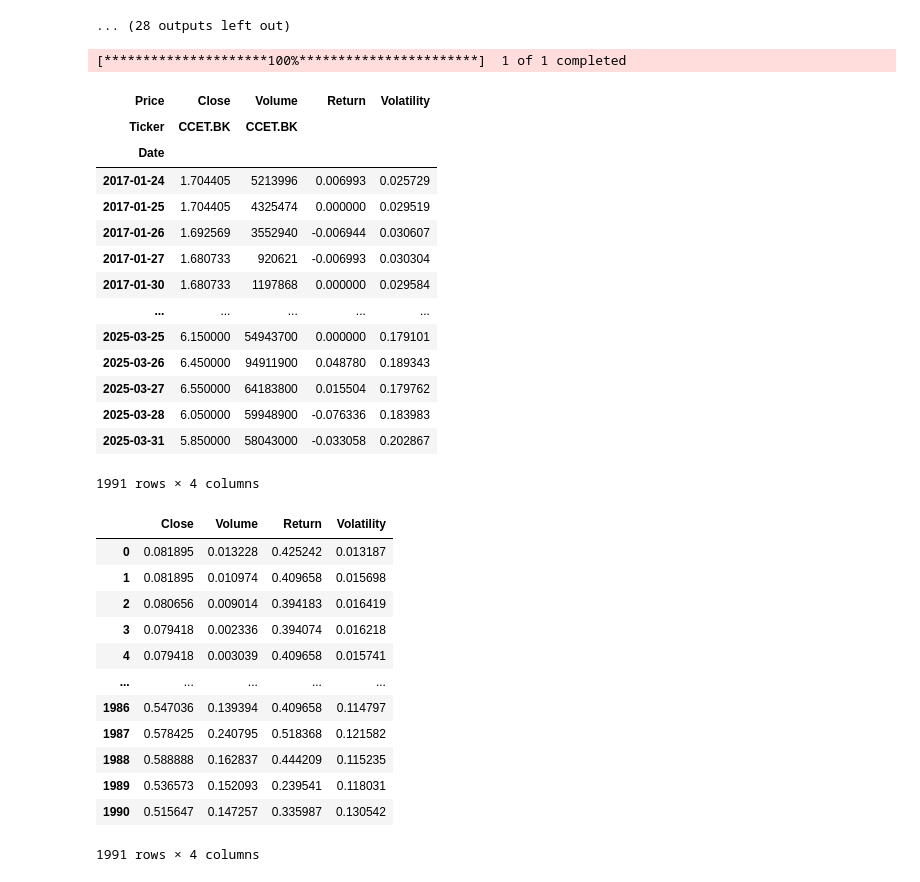
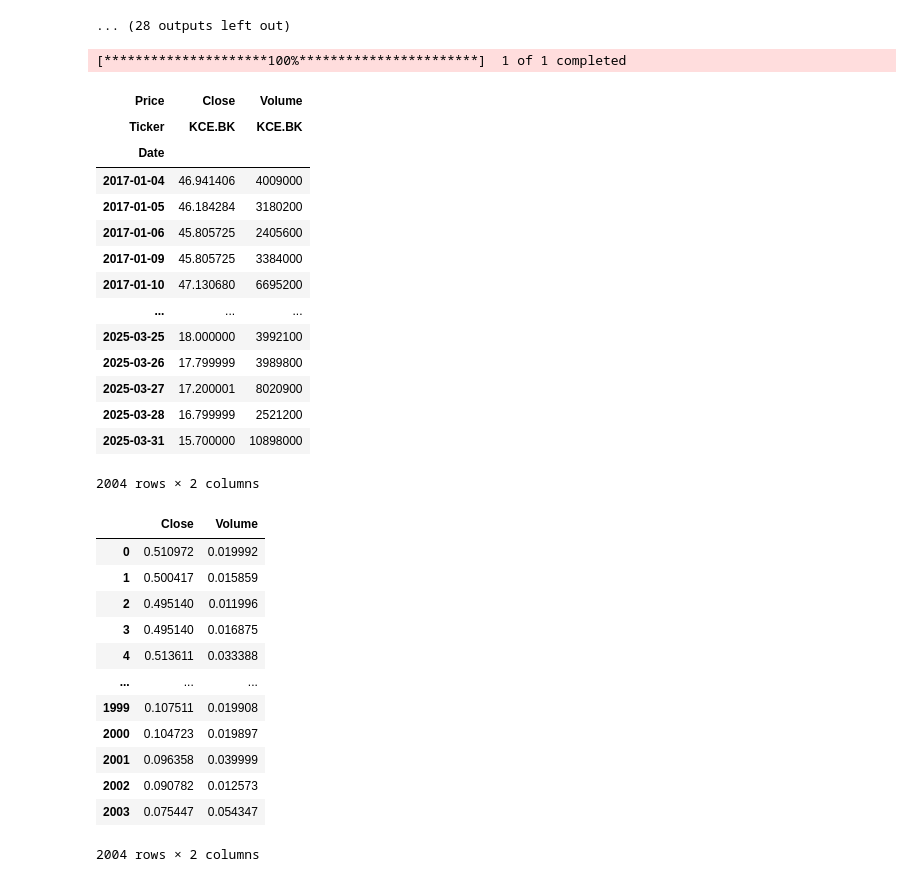
Before and after one commit to kninks/stockie-ml, a Jupyter notebook: train_model.ipynb, the cells around one changed output. Drawn from its saved outputs; the diff is of its cells as text; code cells hidden in the pictures.

```diff
--- a/train_model.ipynb
+++ b/train_model.ipynb
@@ -372,60 +372,61 @@ Epoch 1/50
 # %%
 # Load the latest preprocessed data from CSV file
 # file_path = os.path.join("data", "Fincial", "SCB.BK.csv")
 import yfinance as yf
 import datetime
 import os
 
 # file_path = os.path.join("data", "Indus", "PTTGC.BK.csv")
 
 # Load and preprocess the data
 # df = pd.read_csv(file_path)
-df = yf.download("CCET.BK", start='2017-01-01', end='2025-04-01', auto_adjust=True) #show adjusted close price
+df = yf.download("KCE.BK", start='2017-01-01', end='2025-04-01', auto_adjust=True)
+
 # df['Date'] = pd.to_datetime(df['Date'])
 # df.set_index('Date', inplace=True)
 df = df[['Close', 'Volume']]
-df['Return'] = df['Close'].pct_change()
-df['Volatility'] = df['Close'].rolling(window=14).std()
-df = df[['Close', 'Volume', 'Return', 'Volatility']].dropna()
+# df['Return'] = df['Close'].pct_change()
+# df['Volatility'] = df['Close'].rolling(window=14).std()
+# df = df[['Close', 'Volume', 'Return', 'Volatility']].dropna()
 # df = df[df.index >= '2021-01-01']
 df
 # %% [output]
 [*********************100%***********************]  1 of 1 completed
-| Price | Close | Volume | Return | Volatility |
-| Ticker | CCET.BK | CCET.BK |  |  |
-| Date |  |  |  |  |
-| 2017-01-24 | 1.704405 | 5213996 | 0.006993 | 0.025729 |
-| 2017-01-25 | 1.704405 | 4325474 | 0.000000 | 0.029519 |
-| 2017-01-26 | 1.692569 | 3552940 | -0.006944 | 0.030607 |
-| 2017-01-27 | 1.680733 | 920621 | -0.006993 | 0.030304 |
-| 2017-01-30 | 1.680733 | 1197868 | 0.000000 | 0.029584 |
-| ... | ... | ... | ... | ... |
-| 2025-03-25 | 6.150000 | 54943700 | 0.000000 | 0.179101 |
-| 2025-03-26 | 6.450000 | 94911900 | 0.048780 | 0.189343 |
-| 2025-03-27 | 6.550000 | 64183800 | 0.015504 | 0.179762 |
-| 2025-03-28 | 6.050000 | 59948900 | -0.076336 | 0.183983 |
-| 2025-03-31 | 5.850000 | 58043000 | -0.033058 | 0.202867 |
+| Price | Close | Volume |
+| Ticker | KCE.BK | KCE.BK |
+| Date |  |  |
+| 2017-01-04 | 46.941406 | 4009000 |
+| 2017-01-05 | 46.184284 | 3180200 |
+| 2017-01-06 | 45.805725 | 2405600 |
+| 2017-01-09 | 45.805725 | 3384000 |
+| 2017-01-10 | 47.130680 | 6695200 |
+| ... | ... | ... |
+| 2025-03-25 | 18.000000 | 3992100 |
+| 2025-03-26 | 17.799999 | 3989800 |
+| 2025-03-27 | 17.200001 | 8020900 |
+| 2025-03-28 | 16.799999 | 2521200 |
+| 2025-03-31 | 15.700000 | 10898000 |
-1991 rows × 4 columns
+2004 rows × 2 columns
 # %%
 # Scale to range 0, 1
 scaler = MinMaxScaler(feature_range=(0, 1))  # Normalize between 0 and 1
-scaled_data = scaler.fit_transform(df[['Close', 'Volume', 'Return', 'Volatility']])
-processed_data = pd.DataFrame(scaled_data, columns=['Close', 'Volume', 'Return', 'Volatility'])
+scaled_data = scaler.fit_transform(df[['Close', 'Volume']])
+processed_data = pd.DataFrame(scaled_data, columns=['Close', 'Volume'])
 processed_data
 # %% [output]
-|  | Close | Volume | Return | Volatility |
-| 0 | 0.081895 | 0.013228 | 0.425242 | 0.013187 |
-| 1 | 0.081895 | 0.010974 | 0.409658 | 0.015698 |
-| 2 | 0.080656 | 0.009014 | 0.394183 | 0.016419 |
-| 3 | 0.079418 | 0.002336 | 0.394074 | 0.016218 |
-| 4 | 0.079418 | 0.003039 | 0.409658 | 0.015741 |
-| ... | ... | ... | ... | ... |
-| 1986 | 0.547036 | 0.139394 | 0.409658 | 0.114797 |
-| 1987 | 0.578425 | 0.240795 | 0.518368 | 0.121582 |
-| 1988 | 0.588888 | 0.162837 | 0.444209 | 0.115235 |
-| 1989 | 0.536573 | 0.152093 | 0.239541 | 0.118031 |
-| 1990 | 0.515647 | 0.147257 | 0.335987 | 0.130542 |
+|  | Close | Volume |
+| 0 | 0.510972 | 0.019992 |
+| 1 | 0.500417 | 0.015859 |
+| 2 | 0.495140 | 0.011996 |
+| 3 | 0.495140 | 0.016875 |
+| 4 | 0.513611 | 0.033388 |
+| ... | ... | ... |
+| 1999 | 0.107511 | 0.019908 |
+| 2000 | 0.104723 | 0.019897 |
+| 2001 | 0.096358 | 0.039999 |
+| 2002 | 0.090782 | 0.012573 |
+| 2003 | 0.075447 | 0.054347 |
-1991 rows × 4 columns
+2004 rows × 2 columns
 # %%
 # Split into the training and testing sets
 train_data, test_data = train_test_split(scaled_data, train_size=0.8, shuffle=False)
```
Also changed, not shown: parts of 9 cells of this notebook, 38 other files.
